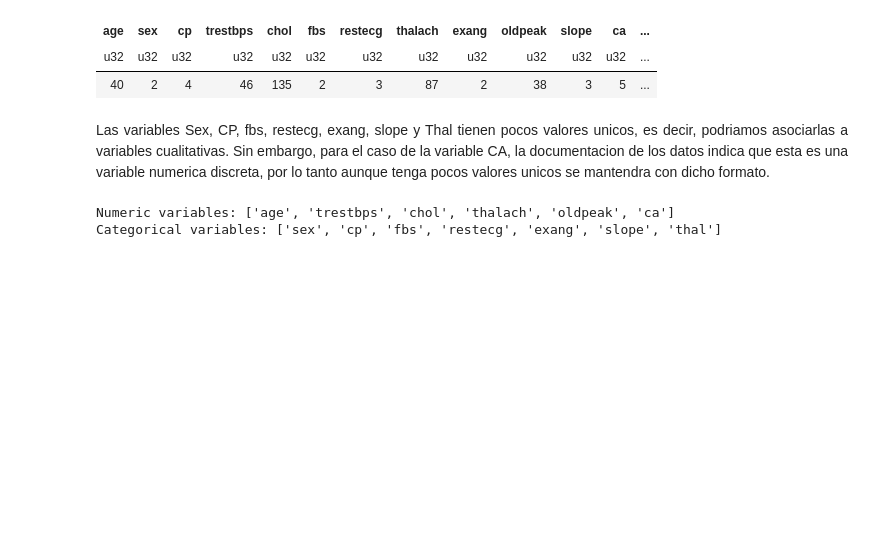
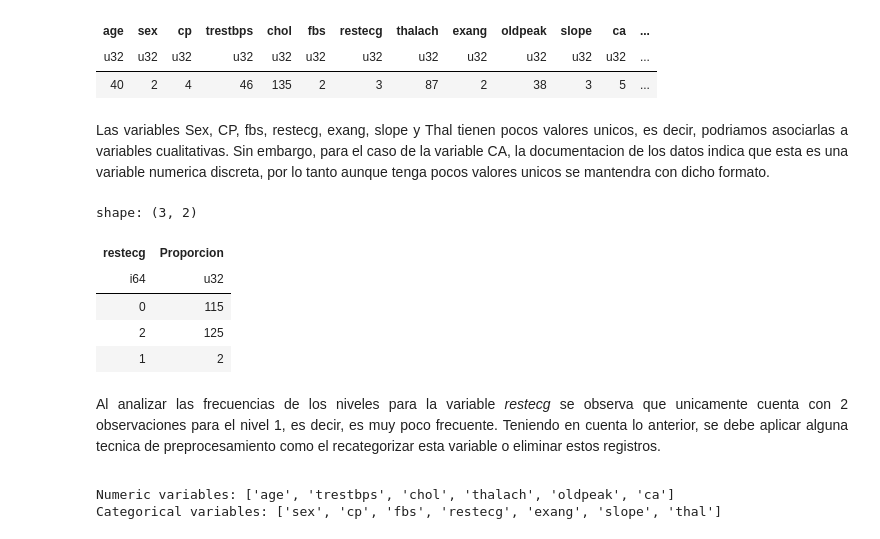
Before and after one commit to j220493/AnalisisEncodingCategoricalVariables, a Jupyter notebook: analisis.ipynb, the cells around one changed output. Cells and saved outputs as stored; diff of their text form; code cells hidden in the pictures; blank space fills up the shorter version.

```diff
--- a/analisis.ipynb
+++ b/analisis.ipynb
@@ -132,6 +132,20 @@ shape: (1, 13)
 # %% [markdown]
 <div style="text-align: justify">
 Las variables Sex, CP, fbs, restecg, exang, slope y Thal tienen pocos valores unicos, es decir, podriamos asociarlas a variables cualitativas. Sin embargo, para el caso de la variable CA, la documentacion de los datos indica que esta es una variable numerica discreta, por lo tanto aunque tenga pocos valores unicos se mantendra con dicho formato.
+# %%
+# Analisis de frecuencia por categoria
+Xtrain.with_row_index().group_by('restecg').agg((pl.col('index').count()).alias('Proporcion'))
+# %% [output]
+shape: (3, 2)
+| restecg | Proporcion |
+| i64 | u32 |
+| 0 | 115 |
+| 2 | 125 |
+| 1 | 2 |
+# %% [markdown]
+<div style="text-align: justify">
+
+Al analizar las frecuencias de los niveles para la variable *restecg* se observa que unicamente cuenta con 2 observaciones para el nivel 1, es decir, es muy poco frecuente. Teniendo en cuenta lo anterior, se debe aplicar alguna tecnica de preprocesamiento como el recategorizar esta variable o eliminar estos registros.
 # %%
 # Definiendo tipos de variables
 catCols = ['sex', 'cp', 'fbs', 'restecg', 'exang', 'slope', 'thal']
```
Also changed, not shown: parts of 10 cells of this notebook.
